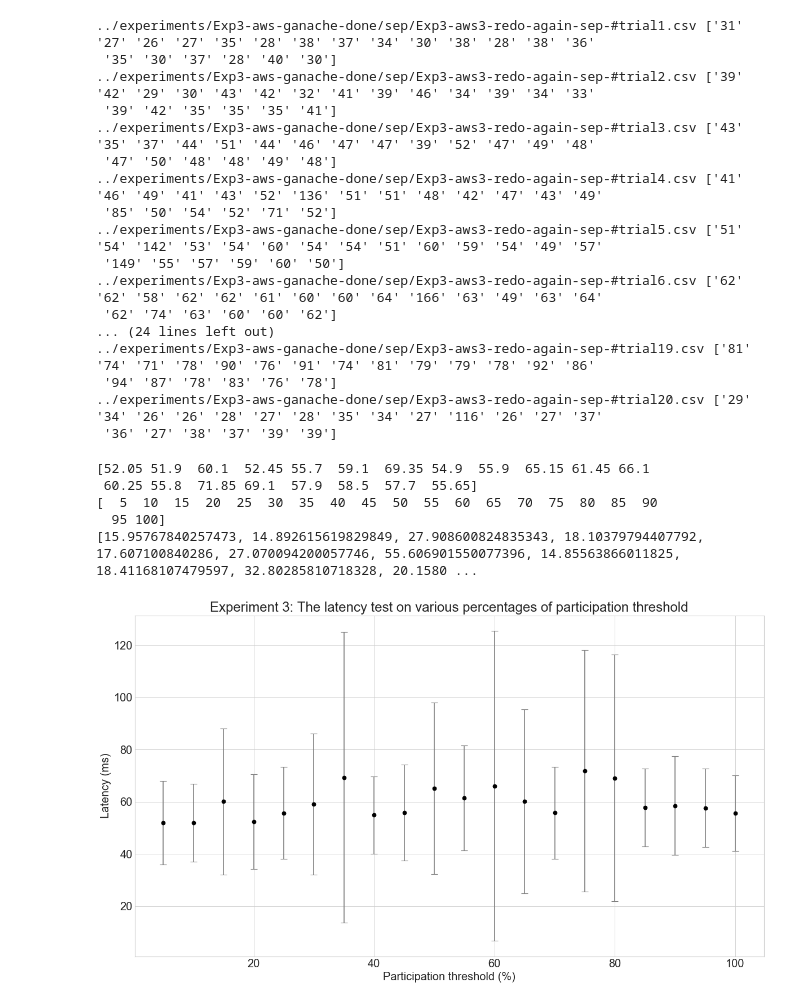
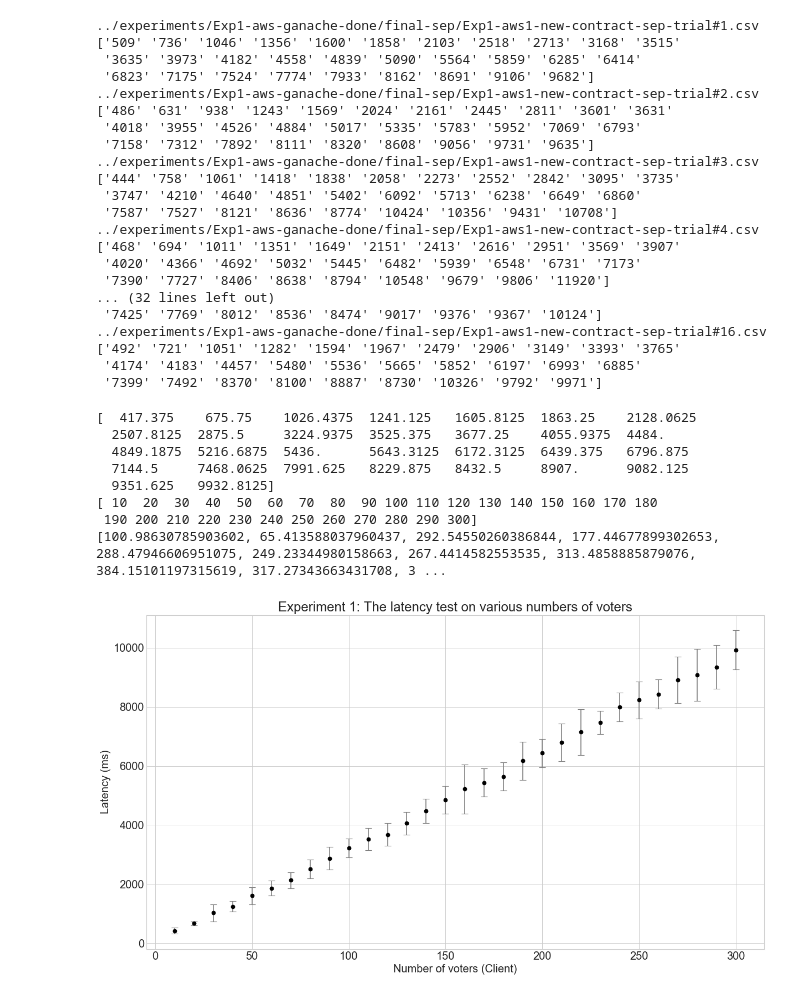
Before and after one commit to Turing-Space/Practical-Decentralized-Oracle, a Jupyter notebook: plotting/plotnew.ipynb, the cells around one changed output. Cells and saved outputs as stored; diff of their text form; code cells hidden in the pictures.

Commit message:
update all the experimental data

```diff
--- a/plotting/plotnew.ipynb
+++ b/plotting/plotnew.ipynb
@@ -22,9 +22,9 @@ def getFirstRowOfCsv(file_name):
 ### Global Variables
 y = []
 err = []
-fileRE = '../experiments/Exp3-aws-ganache-done/sep/Exp3-aws3-redo-again-sep-#trial*.csv'
+fileRE = '../experiments/Exp1-aws-ganache-done/final-sep/Exp1-aws1-new-contract-sep-trial#*.csv'
 # fileRE = '../experiments/Exp1-aws-ganache-done/Exp1-aws2-*.csv'
-preChar = 26 + 11 + 20 + 15
+preChar = 26 + 11 + 20 + 15 + 8
 postChar = 4
 # %%
 ### Main Execution
@@ -39,7 +39,7 @@ postChar = 4
 #     err.append(np.std(row.astype(np.float)))
 
 # Sep [files,cols]
-rows = np.empty([20,20])
+rows = np.empty([16,30])
 # print(rows)
 for row_id,file_name in enumerate(getListOfFiles(fileRE,preChar,postChar)):
     row = np.asarray(getFirstRowOfCsv(file_name))
@@ -61,44 +61,48 @@ for r in rows_t:
 # print(y)
 # print(err)
 # %% [output]
-../experiments/Exp3-aws-ganache-done/sep/Exp3-aws3-redo-again-sep-#trial1.csv ['31' '27' '26' '27' '35' '28' '38' '37' '34' '30' '38' '28' '38' '36'
- '35' '30' '37' '28' '40' '30']
-../experiments/Exp3-aws-ganache-done/sep/Exp3-aws3-redo-again-sep-#trial2.csv ['39' '42' '29' '30' '43' '42' '32' '41' '39' '46' '34' '39' '34' '33'
- '39' '42' '35' '35' '35' '41']
-../experiments/Exp3-aws-ganache-done/sep/Exp3-aws3-redo-again-sep-#trial3.csv ['43' '35' '37' '44' '51' '44' '46' '47' '47' '39' '52' '47' '49' '48'
- '47' '50' '48' '48' '49' '48']
-../experiments/Exp3-aws-ganache-done/sep/Exp3-aws3-redo-again-sep-#trial4.csv ['41' '46' '49' '41' '43' '52' '136' '51' '51' '48' '42' '47' '43' '49'
- '85' '50' '54' '52' '71' '52']
-../experiments/Exp3-aws-ganache-done/sep/Exp3-aws3-redo-again-sep-#trial5.csv ['51' '54' '142' '53' '54' '60' '54' '54' '51' '60' '59' '54' '49' '57'
- '149' '55' '57' '59' '60' '50']
-../experiments/Exp3-aws-ganache-done/sep/Exp3-aws3-redo-again-sep-#trial6.csv ['62' '62' '58' '62' '62' '61' '60' '60' '64' '166' '63' '49' '63' '64'
- '62' '74' '63' '60' '60' '62']
-... (24 lines left out)
-../experiments/Exp3-aws-ganache-done/sep/Exp3-aws3-redo-again-sep-#trial19.csv ['81' '74' '71' '78' '90' '76' '91' '74' '81' '79' '79' '78' '92' '86'
- '94' '87' '78' '83' '76' '78']
-../experiments/Exp3-aws-ganache-done/sep/Exp3-aws3-redo-again-sep-#trial20.csv ['29' '34' '26' '26' '28' '27' '28' '35' '34' '27' '116' '26' '27' '37'
- '36' '27' '38' '37' '39' '39']
+../experiments/Exp1-aws-ganache-done/final-sep/Exp1-aws1-new-contract-sep-trial#1.csv ['509' '736' '1046' '1356' '1600' '1858' '2103' '2518' '2713' '3168' '3515'
+ '3635' '3973' '4182' '4558' '4839' '5090' '5564' '5859' '6285' '6414'
+ '6823' '7175' '7524' '7774' '7933' '8162' '8691' '9106' '9682']
+../experiments/Exp1-aws-ganache-done/final-sep/Exp1-aws1-new-contract-sep-trial#2.csv ['486' '631' '938' '1243' '1569' '2024' '2161' '2445' '2811' '3601' '3631'
+ '4018' '3955' '4526' '4884' '5017' '5335' '5783' '5952' '7069' '6793'
+ '7158' '7312' '7892' '8111' '8320' '8608' '9056' '9731' '9635']
+../experiments/Exp1-aws-ganache-done/final-sep/Exp1-aws1-new-contract-sep-trial#3.csv ['444' '758' '1061' '1418' '1838' '2058' '2273' '2552' '2842' '3095' '3735'
+ '3747' '4210' '4640' '4851' '5402' '6092' '5713' '6238' '6649' '6860'
+ '7587' '7527' '8121' '8636' '8774' '10424' '10356' '9431' '10708']
+../experiments/Exp1-aws-ganache-done/final-sep/Exp1-aws1-new-contract-sep-trial#4.csv ['468' '694' '1011' '1351' '1649' '2151' '2413' '2616' '2951' '3569' '3907'
+ '4020' '4366' '4692' '5032' '5445' '6482' '5939' '6548' '6731' '7173'
+ '7390' '7727' '8406' '8638' '8794' '10548' '9679' '9806' '11920']
+... (32 lines left out)
+ '7425' '7769' '8012' '8536' '8474' '9017' '9376' '9367' '10124']
+../experiments/Exp1-aws-ganache-done/final-sep/Exp1-aws1-new-contract-sep-trial#16.csv ['492' '721' '1051' '1282' '1594' '1967' '2479' '2906' '3149' '3393' '3765'
+ '4174' '4183' '4457' '5480' '5536' '5665' '5852' '6197' '6993' '6885'
+ '7399' '7492' '8370' '8100' '8887' '8730' '10326' '9792' '9971']
 # %%
-x = np.arange(5,101,5)
+x = np.arange(10,301,10)
 # x = np.arange(10,101,10)
 y = np.asarray(y)
 print(y)
 print(x)
 print(err)
 
 plt.figure(num=None, figsize=(18, 10), dpi=80, facecolor='w', edgecolor='k')
 plt.rcParams.update({'font.size': 18})
 # plt.xticks(np.arange(0, 21, step=1))
 # plt.yticks(np.arange(0, 70000, step=10000))
 # plt.xlabel("Number of consensuses (Custodian)")
-plt.xlabel("Participation threshold (%)")
+# plt.xlabel("Participation threshold (%)")
+plt.xlabel("Number of voters (Client)")
 plt.ylabel("Latency (ms)")
-plt.title("Experiment 3: The latency test on various percentages of participation threshold")
+plt.title("Experiment 1: The latency test on various numbers of voters")
 plt.errorbar(x, y, err, fmt="ok", capsize=5, ecolor="grey");
 # %% [output]
-[52.05 51.9  60.1  52.45 55.7  59.1  69.35 54.9  55.9  65.15 61.45 66.1
- 60.25 55.8  71.85 69.1  57.9  58.5  57.7  55.65]
-[  5  10  15  20  25  30  35  40  45  50  55  60  65  70  75  80  85  90
-  95 100]
-[15.95767840257473, 14.892615619829849, 27.908600824835343, 18.10379794407792, 17.607100840286, 27.070094200057746, 55.606901550077396, 14.85563866011825, 18.41168107479597, 32.80285810718328, 20.1580 ...
+[  417.375    675.75    1026.4375  1241.125   1605.8125  1863.25    2128.0625
+  2507.8125  2875.5     3224.9375  3525.375   3677.25    4055.9375  4484.
+  4849.1875  5216.6875  5436.      5643.3125  6172.3125  6439.375   6796.875
+  7144.5     7468.0625  7991.625   8229.875   8432.5     8907.      9082.125
+  9351.625   9932.8125]
+[ 10  20  30  40  50  60  70  80  90 100 110 120 130 140 150 160 170 180
+ 190 200 210 220 230 240 250 260 270 280 290 300]
+[100.98630785903602, 65.413588037960437, 292.54550260386844, 177.44677899302653, 288.47946606951075, 249.23344980158663, 267.4414582553535, 313.4858885879076, 384.15101197315619, 317.27343663431708, 3 ...
-[figure, old version]
+[figure, new version]
```
Also changed, not shown: 16 other files.
